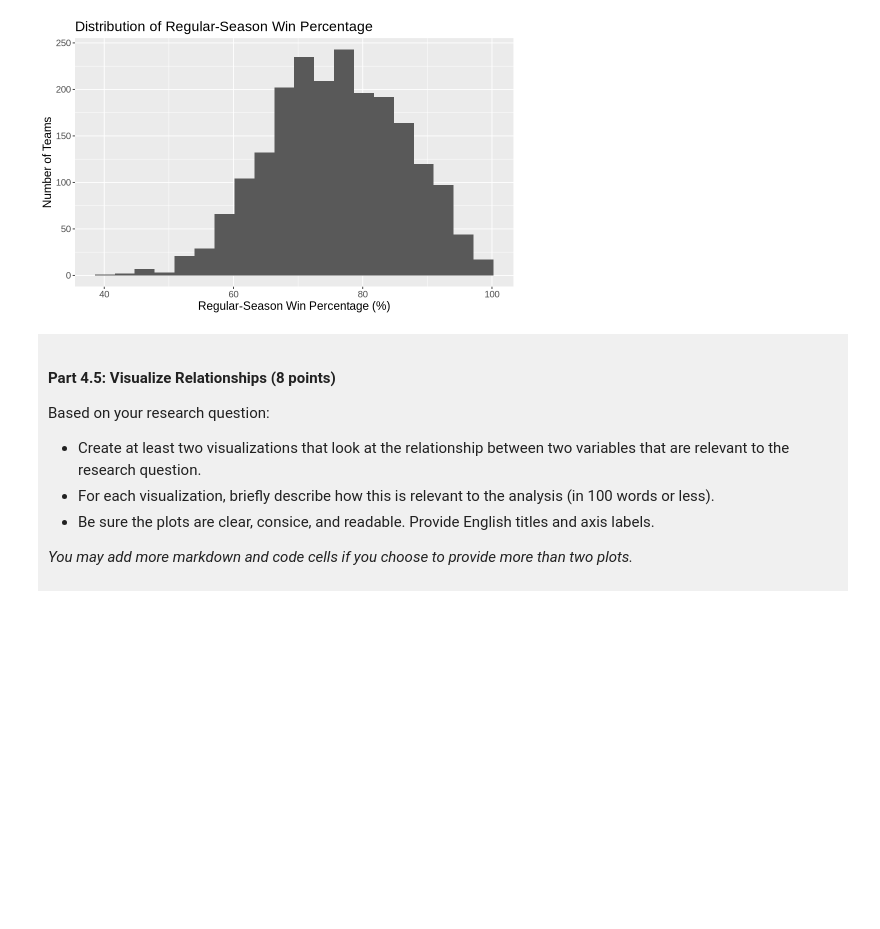
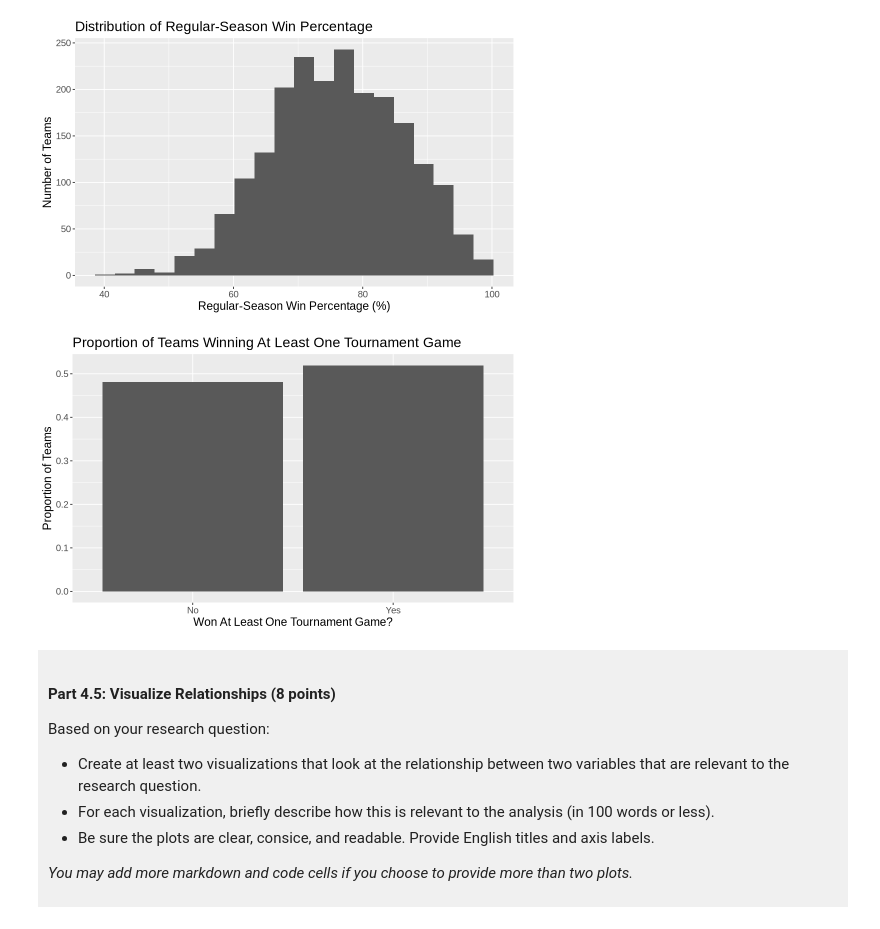
Before and after one commit to little-arthur/dsci_100_project_Leonard-Zheng, a Jupyter notebook: dsci-100-project-notebook.ipynb, the cells around one changed output. Drawn from its saved outputs; the diff is of its cells as text; code cells hidden in the pictures; blank space fills up the shorter version.

```diff
--- a/dsci-100-project-notebook.ipynb
+++ b/dsci-100-project-notebook.ipynb
@@ -378,7 +378,29 @@ reg_win_pct_hist
 # %% [output]
 [figure]
 # %%
-### EDIT THIS CODE CELL FOR PLOT 2 ###
+# Calculate the proportion of teams in each level of won_game
+won_game_props <- march_madness_tidy |>
+    # Count how many teams are in each group
+    count(won_game) |>
+    # Divide each count by the total to get proportions
+    mutate(proportion = n / sum(n))
+
+# Set the plot size
+options(repr.plot.width = 8, repr.plot.height = 5)
+
+# Plot the proportion of teams that did / did not win a tournament game
+won_game_bar <- ggplot(won_game_props, aes(x = won_game, y = proportion)) +
+    # Draw bars using the proportions we calculated
+    geom_bar(stat = "identity") +
+    # Add axis labels and a title
+    labs(x = "Won At Least One Tournament Game?",
+         y = "Proportion of Teams",
+         title = "Proportion of Teams Winning At Least One Tournament Game") +
+    # Make text larger
+    theme(text = element_text(size = 14))
+won_game_bar
+# %% [output]
+[figure, added]
 # %% [markdown]
 <div style="background-color: #f0f0f0; padding: 10px;">
 
```
Also changed, not shown: parts of 5 cells of this notebook.
